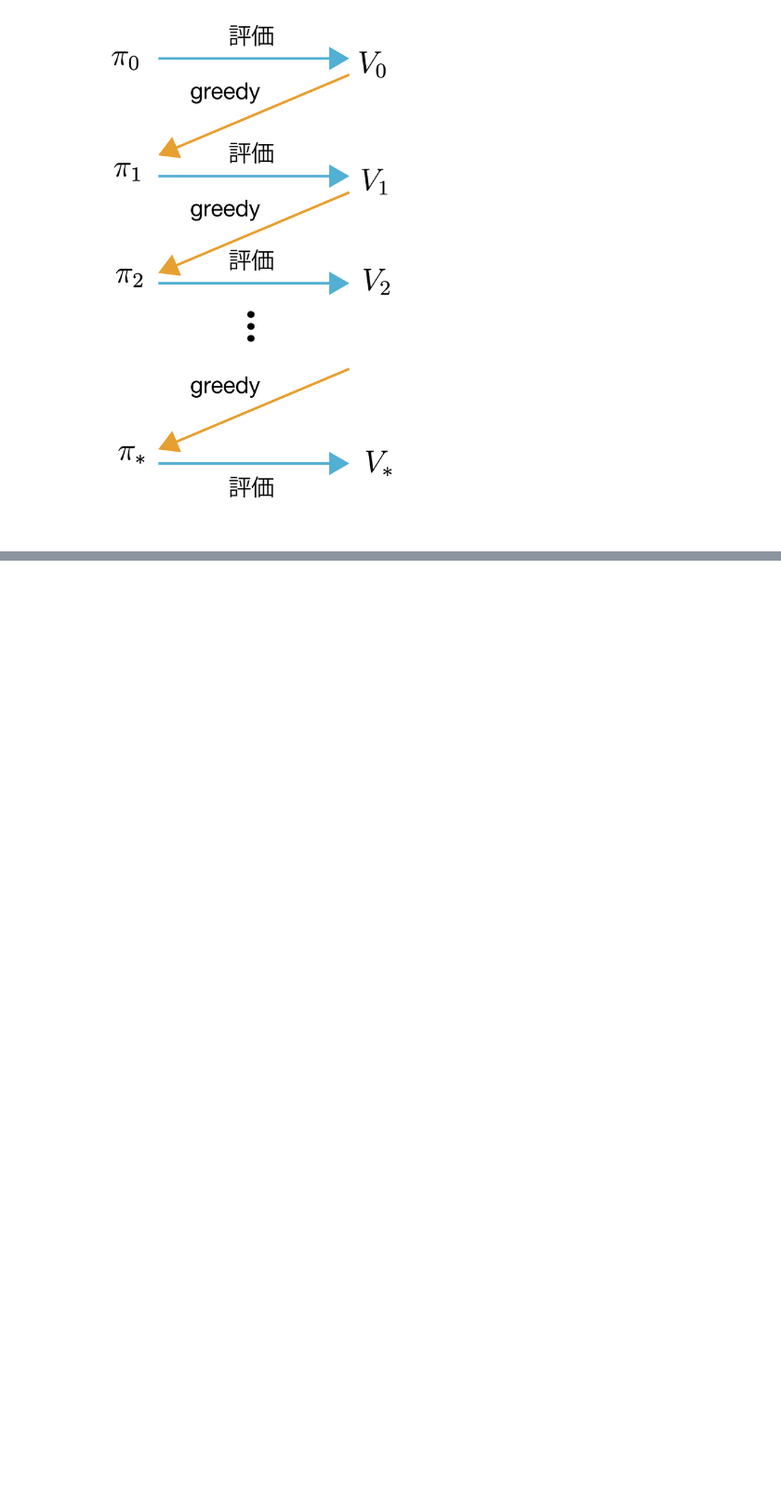
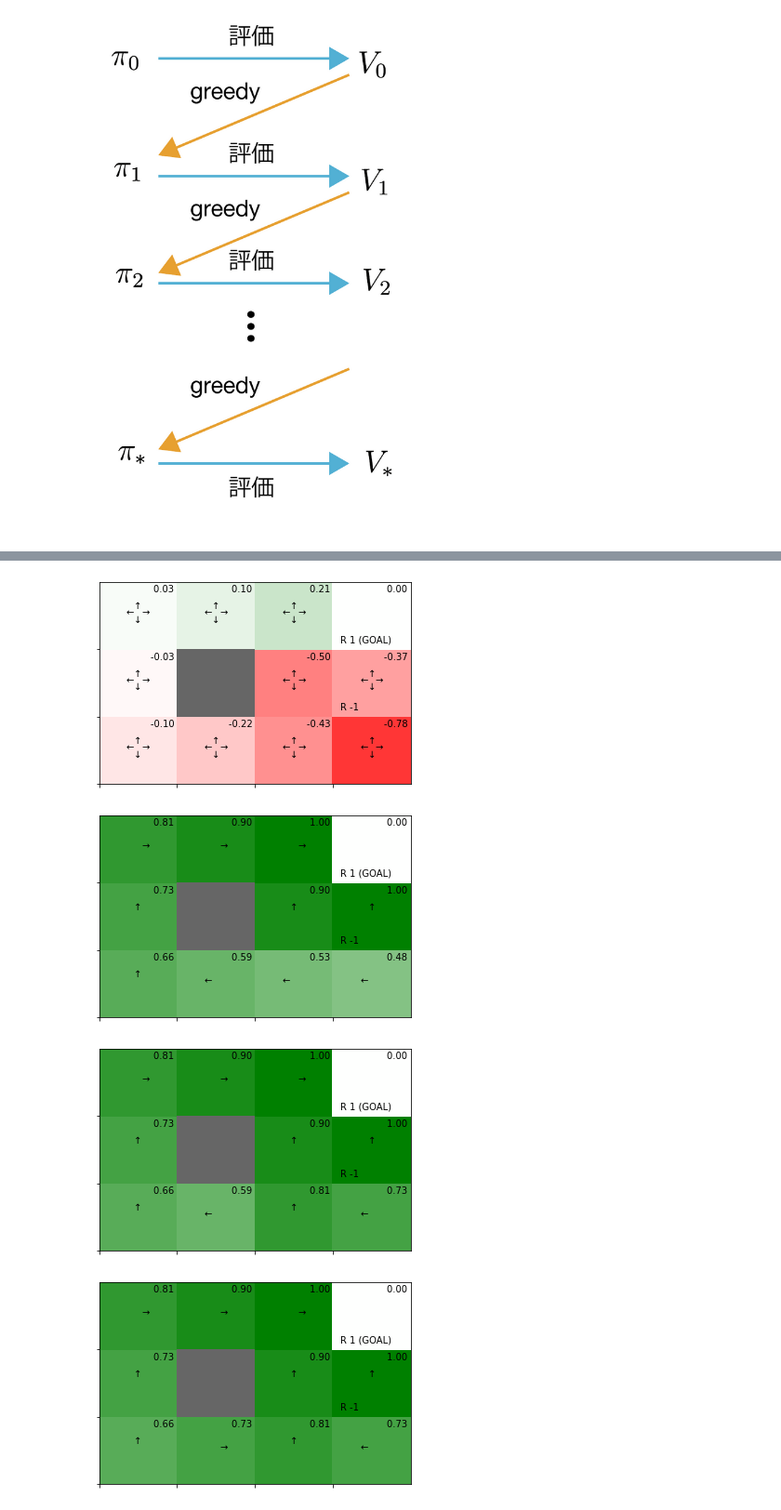
Before and after one commit to sota1111/DL_Zero, a Jupyter notebook: DL_Zero4_1.ipynb, the cells around one changed output, grey strips where cells are left out. Shown: that part at 93% size. Drawn from its saved outputs; the diff is of its cells as text; code cells hidden in the pictures; blank space fills up the shorter version.

```diff
--- a/DL_Zero4_1.ipynb
+++ b/DL_Zero4_1.ipynb
@@ -819,7 +819,6 @@ class Renderer:
             self.render_v(None, policy)
 # %%
 import numpy as np
-
 
 class GridWorld:
   def __init__(self):
@@ -853,7 +852,6 @@ class GridWorld:
   def shape(self):
     return self.reward_map.shape
 
-  @property
   def actions(self):
     return self.action_space
 
@@ -1005,0 +1016,5 @@ display_png(Image('png/方策改善のプロセス.png'))
+# %%
+action_values = {0: 0.1, 1: -0.3, 2: 9.9, 3: -1.3}
+print(action_values.items())
+max_action = argmax(action_values)
+print(max_action)
@@ -1005,0 +1024,17 @@ display_png(Image('png/方策改善のプロセス.png'))
+# %%
+def greedy_policy(V, env, gamma):
+  pi = {}
+
+  for state in env.states():
+    action_values = {}
+
+    for action in env.actions():
+      next_state = env.next_state(state, action)
+      r = env.reward(state, action, next_state)
+      value = r + gamma * V[next_state] #①
+      action_values[action] = value
+      max_action = argmax(action_values) #②
+      action_probs = {0: 0, 1: 0, 2: 0, 3: 0}
+      action_probs[max_action] = 1.0
+      pi[state] = action_probs #③
+  return pi
@@ -1005,0 +1048,26 @@ display_png(Image('png/方策改善のプロセス.png'))
+# %%
+def policy_iter(env, gamma, threshold=0.001, is_render=True):
+  pi = defaultdict(lambda: {0: 0.25, 1:0.25, 2:0.25, 3:0.25})
+  V = defaultdict(lambda: 0)
+
+  while True:
+    V = policy_eval(pi, V, env, gamma, threshold) #①評価
+    new_pi = greedy_policy(V, env, gamma)#②改善
+
+    if is_render:
+      env.render_v(V, pi)
+
+    if new_pi == pi: #③更新チェック
+      break
+    pi = new_pi
+
+  return pi
+# %%
+env = GridWorld()
+gamma = 0.9
+pi = policy_iter(env, gamma)
+# %% [output]
+[figure, added]
+[figure, added]
+[figure, added]
+[figure, added]
```
Also changed, not shown: parts of 15 cells of this notebook.
